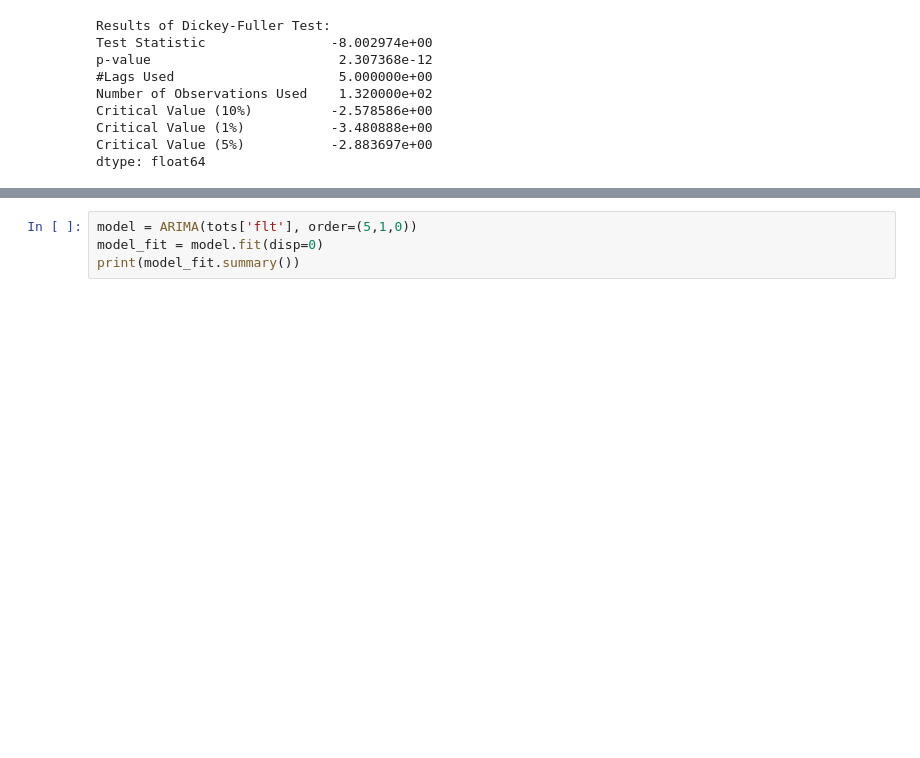
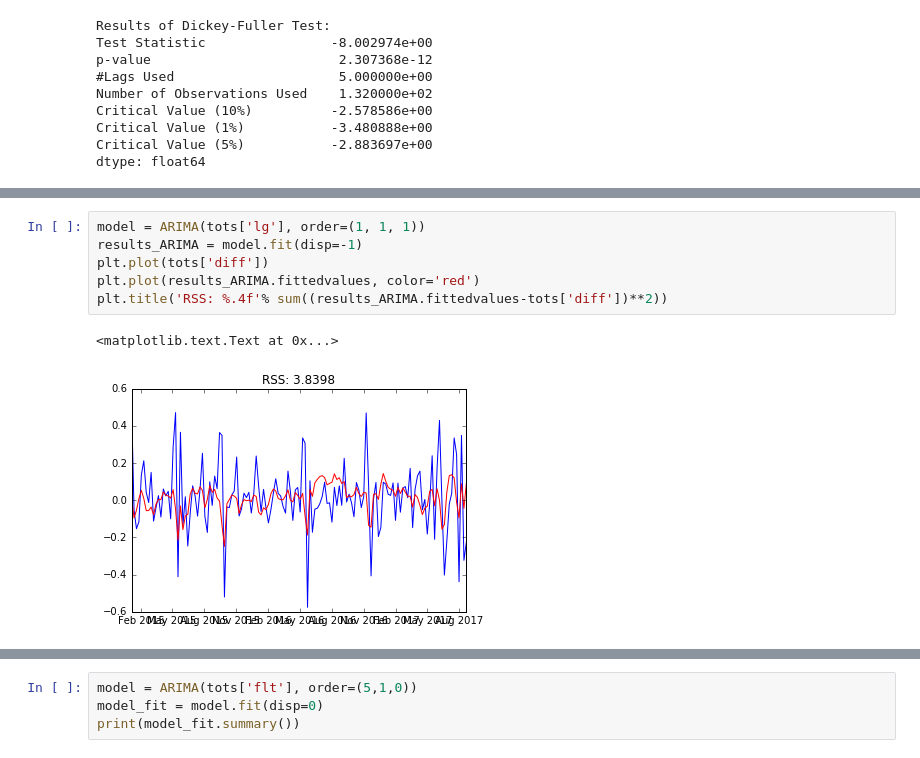
Before and after one commit to daronjp/test, a Jupyter notebook: test.ipynb, the cells around one changed output, grey strips where cells are left out. Drawn from its saved outputs; the diff is of its cells as text; blank space fills up the shorter version.

```diff
--- a/test.ipynb
+++ b/test.ipynb
@@ -144,0 +170,9 @@ dtype: float64
+# %%
+model = ARIMA(tots['lg'], order=(1, 1, 1))
+results_ARIMA = model.fit(disp=-1)
+plt.plot(tots['diff'])
+plt.plot(results_ARIMA.fittedvalues, color='red')
+plt.title('RSS: %.4f'% sum((results_ARIMA.fittedvalues-tots['diff'])**2))
+# %% [output]
+<matplotlib.text.Text at 0x...>
+[figure, added]
```
Also changed, not shown: parts of 9 cells of this notebook.
